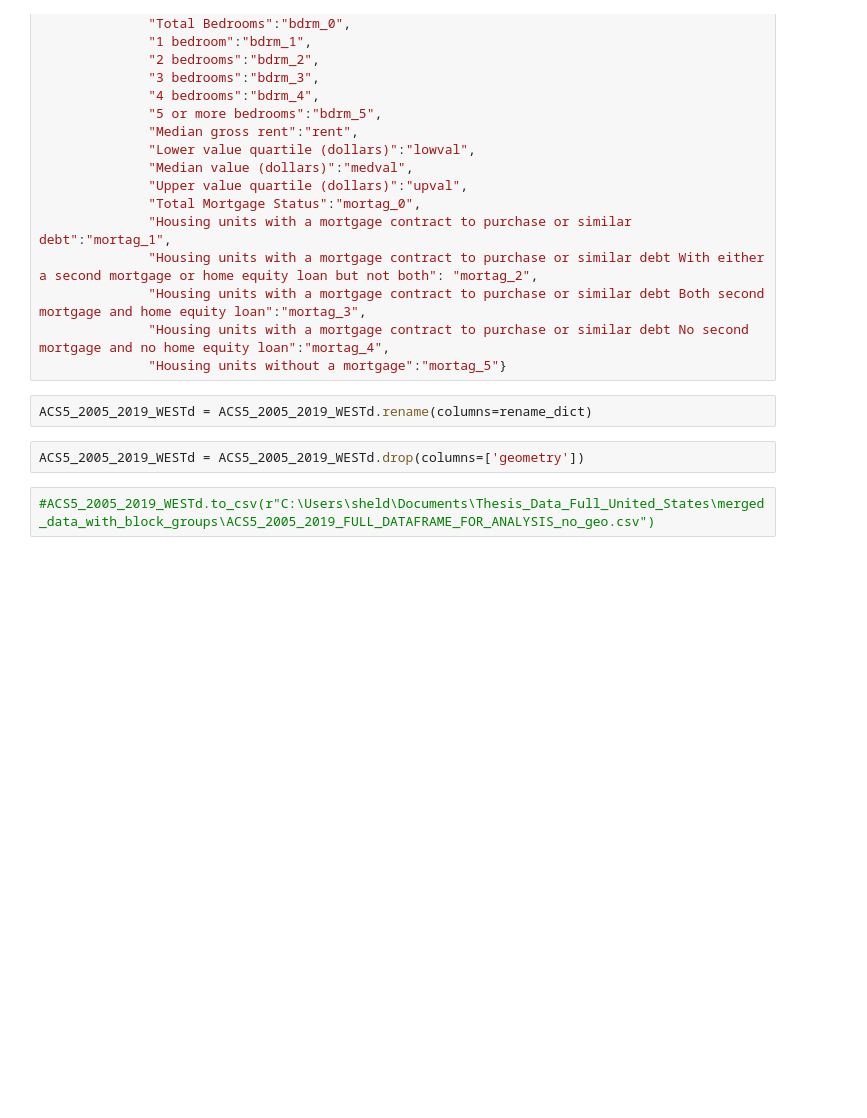
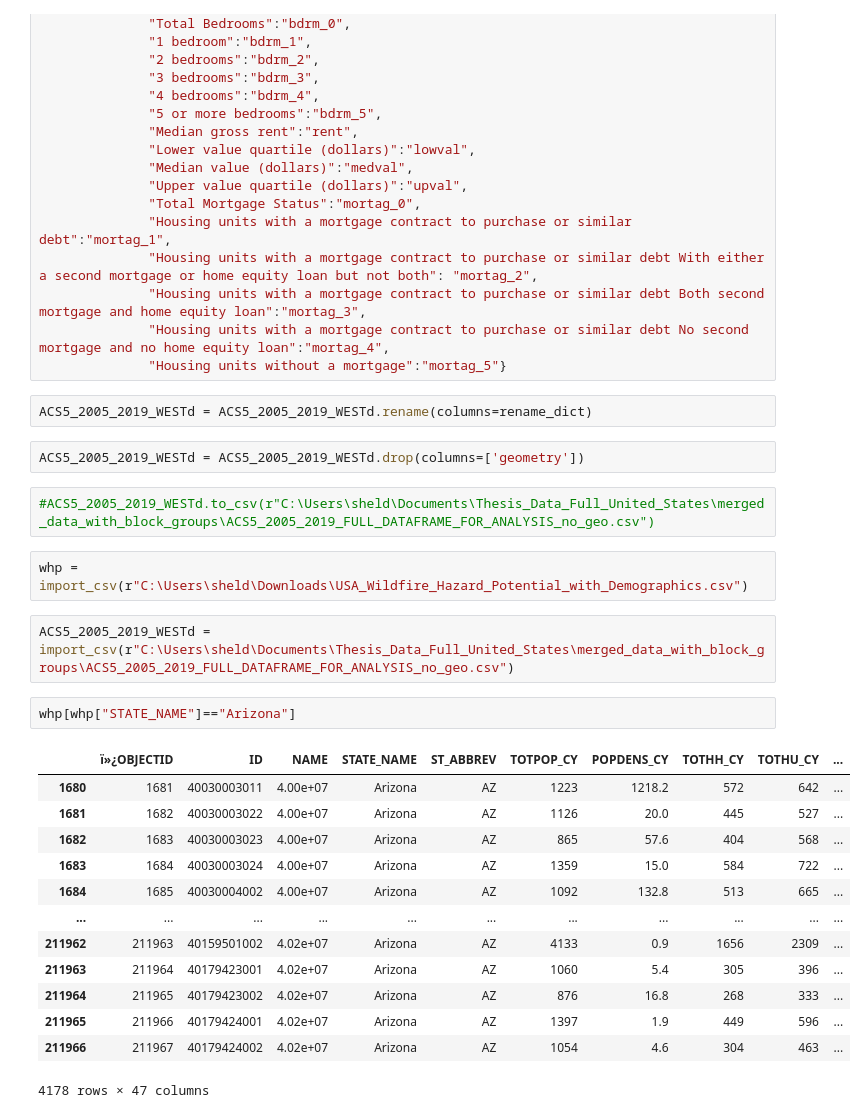
Before and after one commit to sheldonbirkett/econ499, a Jupyter notebook: ECON_499_ACS_IPUMS_NHGIS_GeoMAC.ipynb, the cells around one changed output. Drawn from its saved outputs; the diff is of its cells as text; blank space fills up the shorter version.

```diff
--- a/ECON_499_ACS_IPUMS_NHGIS_GeoMAC.ipynb
+++ b/ECON_499_ACS_IPUMS_NHGIS_GeoMAC.ipynb
@@ -557,3 +557,23 @@ ACS5_2005_2019_WESTd = ACS5_2005_2019_WESTd.rename(columns=rename_dict)
 ACS5_2005_2019_WESTd = ACS5_2005_2019_WESTd.drop(columns=['geometry'])
 # %%
 #ACS5_2005_2019_WESTd.to_csv(r"C:\Users\sheld\Documents\Thesis_Data_Full_United_States\merged_data_with_block_groups\ACS5_2005_2019_FULL_DATAFRAME_FOR_ANALYSIS_no_geo.csv")
+# %%
+whp = import_csv(r"C:\Users\sheld\Downloads\USA_Wildfire_Hazard_Potential_with_Demographics.csv")
+# %%
+ACS5_2005_2019_WESTd = import_csv(r"C:\Users\sheld\Documents\Thesis_Data_Full_United_States\merged_data_with_block_groups\ACS5_2005_2019_FULL_DATAFRAME_FOR_ANALYSIS_no_geo.csv")
+# %%
+whp[whp["STATE_NAME"]=="Arizona"]
+# %% [output]
+|  | ï»¿OBJECTID | ID | NAME | STATE_NAME | ST_ABBREV | TOTPOP_CY | POPDENS_CY | TOTHH_CY | TOTHU_CY | ... |
+| 1680 | 1681 | 40030003011 | 4.00e+07 | Arizona | AZ | 1223 | 1218.2 | 572 | 642 | ... |
+| 1681 | 1682 | 40030003022 | 4.00e+07 | Arizona | AZ | 1126 | 20.0 | 445 | 527 | ... |
+| 1682 | 1683 | 40030003023 | 4.00e+07 | Arizona | AZ | 865 | 57.6 | 404 | 568 | ... |
+| 1683 | 1684 | 40030003024 | 4.00e+07 | Arizona | AZ | 1359 | 15.0 | 584 | 722 | ... |
+| 1684 | 1685 | 40030004002 | 4.00e+07 | Arizona | AZ | 1092 | 132.8 | 513 | 665 | ... |
+| ... | ... | ... | ... | ... | ... | ... | ... | ... | ... | ... |
+| 211962 | 211963 | 40159501002 | 4.02e+07 | Arizona | AZ | 4133 | 0.9 | 1656 | 2309 | ... |
+| 211963 | 211964 | 40179423001 | 4.02e+07 | Arizona | AZ | 1060 | 5.4 | 305 | 396 | ... |
+| 211964 | 211965 | 40179423002 | 4.02e+07 | Arizona | AZ | 876 | 16.8 | 268 | 333 | ... |
+| 211965 | 211966 | 40179424001 | 4.02e+07 | Arizona | AZ | 1397 | 1.9 | 449 | 596 | ... |
+| 211966 | 211967 | 40179424002 | 4.02e+07 | Arizona | AZ | 1054 | 4.6 | 304 | 463 | ... |
+4178 rows × 47 columns
```
Also changed, not shown: parts of 4 cells of this notebook.
